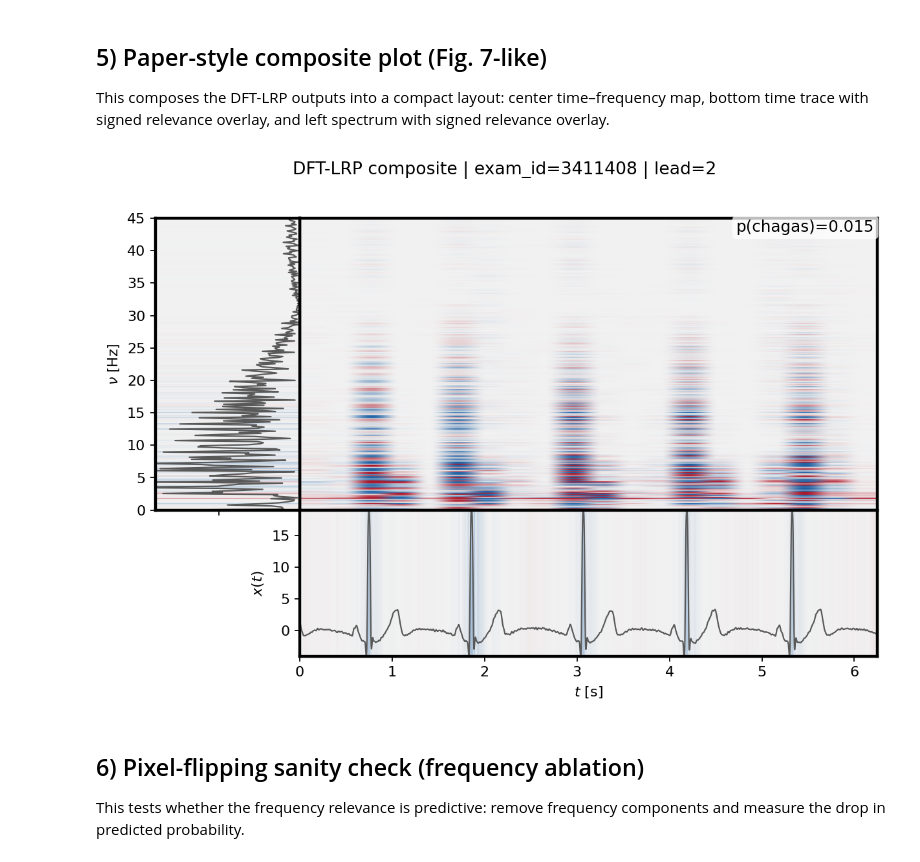
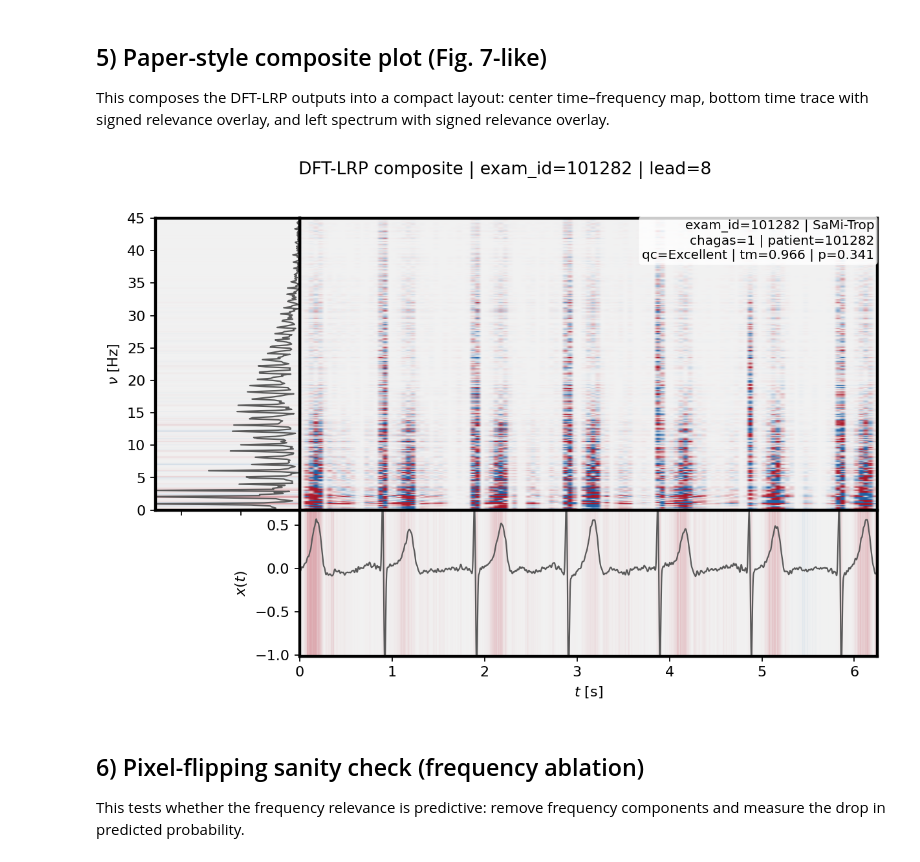
Before and after one commit to floherzler/ecg-chagas-embeddings, a Jupyter notebook: src/ecg_chagas_embeddings/notebooks/xai_probe_sanity.ipynb, the cells around one changed output. Saved outputs shown, nothing was run; the diff lists cells and outputs as text; code cells hidden in the pictures.

Commit message:
feat: analysis pipelines with RRA, random forests, stdftlrp improvements and general writing improvements

```diff
--- a/src/ecg_chagas_embeddings/notebooks/xai_probe_sanity.ipynb
+++ b/src/ecg_chagas_embeddings/notebooks/xai_probe_sanity.ipynb
@@ -59,7 +61,7 @@ device: cpu
 Paste the model artifact reference (same structure as the W&B UI snippet):
 - `<entity>/<project>/<artifact>:<alias-or-version>`
 # %%
-WANDB_ARTIFACT = "ag-lukassen/ecg-chagas-embeddings-cli/model-6mz86f64:v5"  # <-- edit
+WANDB_ARTIFACT = "ag-lukassen/ecg-chagas-embeddings-cli/model-sgs3bq5n:v21"
 DOWNLOAD_DIR = Path("./artifacts/wandb_downloads").resolve()
 DOWNLOAD_DIR.mkdir(parents=True, exist_ok=True)
 
@@ -125,7 +127,7 @@ if base_yaml.exists():
 if not DEFAULT_META_PATH or not DEFAULT_DATA_DIR:
     default_root = REPO_ROOT.parent / "datasets" / "physionet2025" / "processedMaster"
     DEFAULT_META_PATH = str(default_root / "metadata.csv")
-    DEFAULT_DATA_DIR = str(default_root / "bp_sc_norm")
+    DEFAULT_DATA_DIR = str(default_root / "bp")
 
 META_PATH = os.environ.get("ECG_META_PATH") or DEFAULT_META_PATH
 DATA_DIR = os.environ.get("ECG_DATA_DIR") or DEFAULT_DATA_DIR
@@ -300,7 +404,10 @@ def _choose_window_width(signal_length: int, preferred: int = 128, min_w: int =
         return signal_length
     return min(candidates, key=lambda w: abs(w - preferred))
 
-WINDOW_WIDTH = _choose_window_width(T, preferred=128)
+# WINDOW_WIDTH = _choose_window_width(T, preferred=25)
+WINDOW_WIDTH = 20 # T is 2500 samples -> 125 windows
+# Note: in the upstream submodule, `window_shift` is a *shift factor*; the effective hop is D = window_width // window_shift.
+# Therefore, `WINDOW_SHIFT = 1` implies D = H (no overlap), matching the paper's time-bin conservation condition.
 WINDOW_SHIFT = 1
 print("STDFT window_width=", WINDOW_WIDTH, "n_windows=", T // WINDOW_WIDTH)
 dftlrp_tf = dft_lrp.DFTLRP(
@@ -324,6 +431,8 @@ signal_timefreq, relevance_timefreq = dftlrp_tf.dft_lrp(
 
 signal_timefreq = np.nan_to_num(signal_timefreq, nan=0.0, posinf=0.0, neginf=0.0)
 relevance_timefreq = np.nan_to_num(relevance_timefreq, nan=0.0, posinf=0.0, neginf=0.0)
+print("signal_timefreq.shape=", signal_timefreq.shape)
+print("relevance_timefreq.shape=", relevance_timefreq.shape)
 
 # Plot (adapted from upstream tutorial)
 k_max = min(400, relevance_freq.shape[-1])  # use <=~64 Hz for fs=400, T=2500 => ~0.16 Hz/bin
@@ -388,9 +819,15 @@ CMAP_DIV = mpl.colors.LinearSegmentedColormap.from_list("RdBuGrey", ["#2166ac",
 
 # --- axes in seconds/Hz ---
 t = np.arange(T, dtype=np.float32) / FS_HZ
-freqs = np.fft.rfftfreq(T, d=1.0 / FS_HZ)
-fmask = freqs <= float(FREQ_MAX_HZ)
-k_max = int(np.where(fmask)[0][-1]) + 1 if np.any(fmask) else min(200, len(freqs))
+# Use the frequency grid implied by the returned tensors (avoids mismatches).
+# With the current upstream implementation, both DFT and STDFT return an RFFT-like layout.
+def _rfft_freqs_hz(n_bins: int, fs_hz: float) -> np.ndarray:
+    return np.linspace(0.0, float(fs_hz) / 2.0, int(n_bins), dtype=np.float32)
+
+n_freq = int(min(relevance_freq.shape[-1], relevance_timefreq.shape[-1]))
+freqs = _rfft_freqs_hz(n_freq, FS_HZ)
+k_max = int(np.searchsorted(freqs, float(FREQ_MAX_HZ), side="right"))
+k_max = max(1, min(k_max, n_freq))
 
 # Select the sample/lead we already computed
 x_t = signal_time[sample_idx].astype(np.float32)
@@ -422,7 +859,7 @@ if TIME_MAX_S is not None:
 # Map TF x-extent using upstream window stepping
 n_windows = tf_sig.shape[1]
 window_step = int(WINDOW_WIDTH // max(WINDOW_SHIFT, 1))
-tf_t_end = (n_windows * window_step) / FS_HZ
+tf_t_end = ((n_windows - 1) * window_step + WINDOW_WIDTH) / FS_HZ
 tf_t_end = min(tf_t_end, t_end)
 
 # Robust scaling for the TF relevance colormap
@@ -469,13 +906,25 @@ else:
 ax_tf.set_xlim(0.0, t_end)
 ax_spec.set_ylabel(r"$\nu$ [Hz]")
 ax_tf.set_ylim(0.0, float(FREQ_MAX_HZ))
+qc_tm = case_info.get("qc_templatematch_bp", None)
+try:
+    qc_tm_s = f"{float(qc_tm):.3f}"
+except Exception:
+    qc_tm_s = "NA"
+
 ax_tf.text(
     0.995, 0.995,
-    f"p(chagas)={prob_sample:.3f}",
+    "\n".join(
+        [
+            f"exam_id={case_info.get('exam_id', str(TARGET_EXAM_ID))} | {case_info.get('source', '')}",
+            f"chagas={case_info.get('chagas', 'NA')} | patient={case_info.get('patient_id', '')}",
+            f"qc={case_info.get('qc_zhao2018_bp', '')} | tm={qc_tm_s} | p={prob_sample:.3f}",
+        ]
+    ),
     transform=ax_tf.transAxes,
     ha="right", va="top",
-    fontsize=11,
-    bbox=dict(facecolor="white", alpha=0.75, edgecolor="none", boxstyle="round,pad=0.25"),
+    fontsize=9,
+    bbox=dict(facecolor="white", alpha=0.80, edgecolor="none", boxstyle="round,pad=0.25"),
 )
 ax_tf.set_ylabel(r"$u$ [Hz]")
 ax_tf.tick_params(labelbottom=False, labelleft=False, left=False)
@@ -504,34 +953,34 @@ ax_time.set_ylabel(r"$x(t)$")
 # ---- left: spectrum + signed relevance overlay (horizontal stripes) ----
 f = freqs[:k_max].astype(np.float32)
 amp_max = float(np.quantile(a_f, 0.99) + EPS)
 spec_img = np.tile(r_fn[:, None], (1, 2))
 ax_spec.imshow(
     spec_img,
     aspect="auto", origin="lower",
     extent=[0.0, amp_max, 0.0, float(f[-1])],
     cmap=CMAP_DIV, vmin=-1.0, vmax=1.0,
     alpha=ALPHA_FREQ,
 )
 ax_spec.plot(a_f, f, color="0.35", lw=1.0)
 ax_spec.set_ylim(0.0, float(FREQ_MAX_HZ))
 ax_spec.set_xlim(0.0, amp_max)
 ax_spec.invert_xaxis()
 ax_spec.tick_params(labelbottom=False)
 
 # Aesthetics: slightly gray background for less harsh contrast
 for a in (ax_spec, ax_tf, ax_time):
     a.set_facecolor(MID_COLOR)
 
 # Make the axes touch like the paper
 for a in (ax_spec, ax_tf, ax_time):
     for spine in a.spines.values():
         spine.set_linewidth(2.0)
 
 title_id = exam_id[sample_idx] if isinstance(exam_id, (list, tuple)) else exam_id
 fig.suptitle(f"DFT-LRP composite | exam_id={title_id} | lead={LEAD_INDEX+1}", y=0.98)
 plt.show()
 # %% [output]
-[figure, old version]
+[figure, new version]
 # %% [markdown]
 ## 6) Pixel-flipping sanity check (frequency ablation)
 
```
Also changed, not shown: parts of 11 cells of this notebook, 30 other files.
